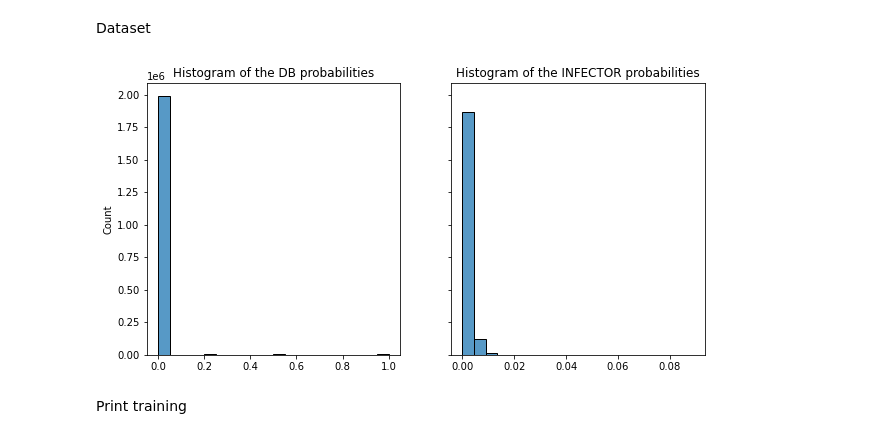
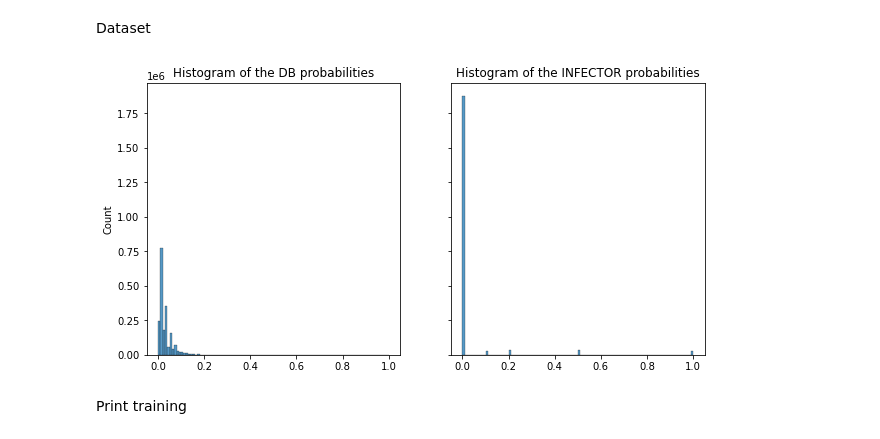
Before and after one commit to mario-michelessa/influence-maximization, a Jupyter notebook: decision_focused_learning_gpu/grd_main_twitter_gpu.ipynb, the cells around one changed output. Drawn from its saved outputs; the diff is of its cells as text; code cells hidden in the pictures.

```diff
--- a/decision_focused_learning_gpu/grd_main_twitter_gpu.ipynb
+++ b/decision_focused_learning_gpu/grd_main_twitter_gpu.ipynb
@@ -33,7 +34,7 @@ The autoreload extension is already loaded. To reload it, use:
 # %%
 beta = 1                                        #Parameter of greedy optimizer, default 1
-sample_size = 20                                #Parameter of greedy optimizer, default 10
-eps = 0.2                                       #Parameter of greedy optimizer, default 0.1
+sample_size = 10                                #Parameter of greedy optimizer, default 10
+eps = 0.05                                      #Parameter of greedy optimizer, default 0.1
 k = 20                                          #Parameter of greedy optimizer, default 5
 
 num_epochs = 20
@@ -51,10 +52,10 @@ def init_weights(m):
 
 N_INFLUENCERS = 500
 N_TARGETS = 500
-N_FEATURES = 29
+N_FEATURES = 22
 N_INSTANCES = 10
 N_TRAIN = int(0.8 * N_INSTANCES)
-instance_path = "instances_weibo/05-05-embedding_labels/"
+instance_path = "instances_weibo/05-19-all_200_0pos_0.2PropI/"
 
 q1, q2, q3 = 0.2, 0.5, 0.8 #quantiles for ground_truth probabilities
 low_p, med_p, high_p = 0.2, 0.5, 1 #buckets for ground_truth probabilities
@@ -136,13 +130,24 @@ def transform_Y(Y) :
     t1 = np.quantile(Y[Y>0], q1) # weak probability
     t2 = np.quantile(Y[Y>0], q2) # medium probability
     t3 = np.quantile(Y[Y>0], q3) # high probability
+    Y[Yc>0] = 0.1
     Y[Yc>t1] = low_p
     Y[Yc>t2] = med_p
     Y[Yc>t3] = high_p
     return Y
 
-def transform_Yemb(Y) :
-    return Y / np.max(Y)
+softmax = lambda x : np.exp(x)/np.sum(np.exp(x))
+
+def transform_Yemb(Y, a) :
+    # Y.apply_(lambda x : np.exp(a*x))
+    # Y.apply_(lambda x : 1/(1+np.exp(-a*x)))
+    for instance in range(Y.shape[0]) :
+        Y[instance] = np.apply_along_axis(lambda x:x-abs(max(x)), 1, Y[instance])
+        Y[instance] = np.apply_along_axis(softmax, 1, Y[instance])
+        Y[instance] = np.around(Y[instance],3)
+        Y[instance] = np.abs(Y[instance])/np.max(Y[instance])
+    return Y
+    return torch.min(torch.ones_like(Y), a * Y)
 
 @jit
 def create_train_test(train_id):
@@ -186,6 +191,9 @@ def create_train_test(train_id):
     Y_train = transform_Y(Y_train)
     Y_test = transform_Y(Y_test)
 
+    Yemb_train = transform_Yemb(Yemb_train, 1)
+    Yemb_test = transform_Yemb(Yemb_test, 1)
+
     X_train = torch.from_numpy(X_train).float()
     Y_train = torch.from_numpy(Y_train).float()
     Yemb_train = torch.from_numpy(Yemb_train).float()
@@ -194,6 +202,9 @@ def create_train_test(train_id):
     Y_test = torch.from_numpy(Y_test).float()
     Yemb_test = torch.from_numpy(Yemb_test).float()
 
+    Yemb_train = torch.min(torch.ones_like(Yemb_train), Yemb_train)
+    Yemb_test = torch.min(torch.ones_like(Yemb_test), Yemb_test)
+
     # test on random dense labels
     #Y_train = torch.bernoulli(torch.zeros(Y_train.size()),0.1)
     #Y_test = torch.bernoulli(torch.zeros(Y_test.size()),0.1)
@@ -201,26 +212,25 @@ def create_train_test(train_id):
     # Y_train = torch.from_numpy(np.random.uniform(low=0, high=1, size=(N_TRAIN, N_INFLUENCERS, N_TARGETS))).float()
     # Y_test = torch.from_numpy(np.random.uniform(low=0, high=1, size=(N_INSTANCES - N_TRAIN, N_INFLUENCERS, N_TARGETS))).float()
 
-
     return X_train, Y_train, X_test, Y_test, Yemb_train, Yemb_test
 # %% [markdown]
 Dataset
 # %%
 w = np.ones(N_TARGETS, dtype=np.float32)
 train_id = random.sample(list(range(N_INSTANCES)), N_TRAIN)
 
-#X_train, Yemb_train, X_test, Yemb_test, Y_train, Y_test = create_train_test(train_id)
-X_train, Y_train, X_test, Y_test, Yemb_train, Yemb_test = create_train_test(train_id)
+X_train, Yemb_train, X_test, Yemb_test, Y_train, Y_test = create_train_test(train_id)
+# X_train, Y_train, X_test, Y_test, Yemb_train, Yemb_test = create_train_test(train_id)
 dataset = torch.utils.data.TensorDataset(X_train, Y_train)
 
 fig, ax = plt.subplots(1,2, figsize = (10,5), sharey=True)
-sns.histplot(Y_train.flatten(), ax = ax[0], bins=20)
+sns.histplot(Y_train.flatten(), ax = ax[0], bins=100)
 ax[0].set_title("Histogram of the DB probabilities")
-sns.histplot(Yemb_train.flatten(), ax = ax[1], bins=20)
+sns.histplot(Yemb_train.flatten(), ax = ax[1], bins=100)
 ax[1].set_title("Histogram of the INFECTOR probabilities")
 plt.show()
 # %% [output]
-[figure, old version]
+[figure, new version]
 # %% [markdown]
 Print training
 # %%
```
Also changed, not shown: parts of 23 cells of this notebook, 48 other files.
